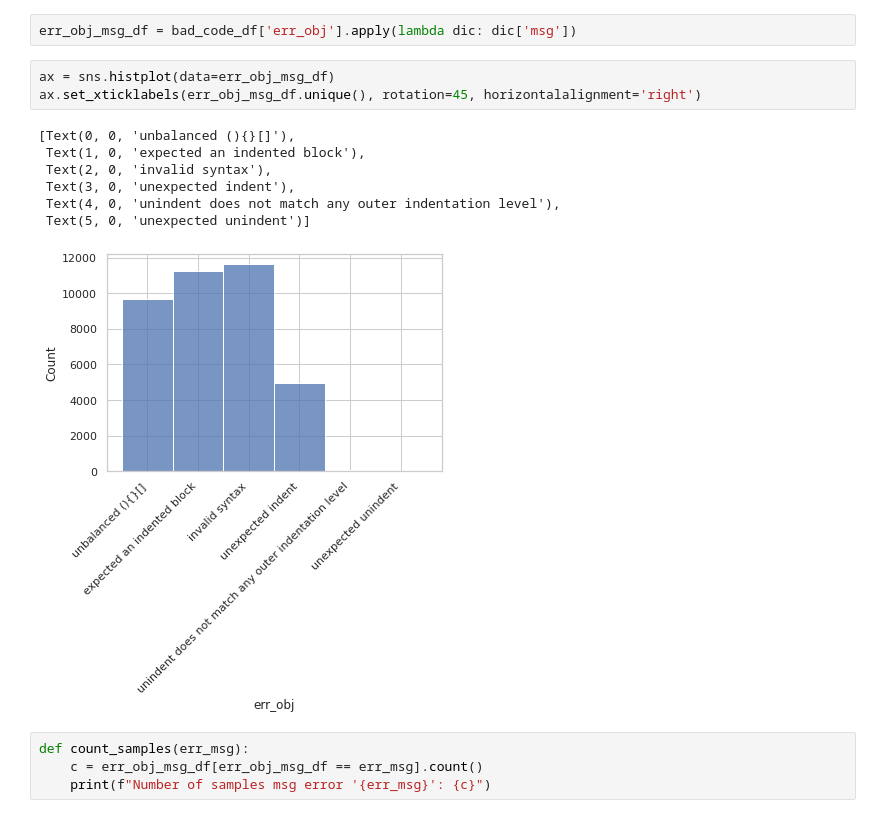
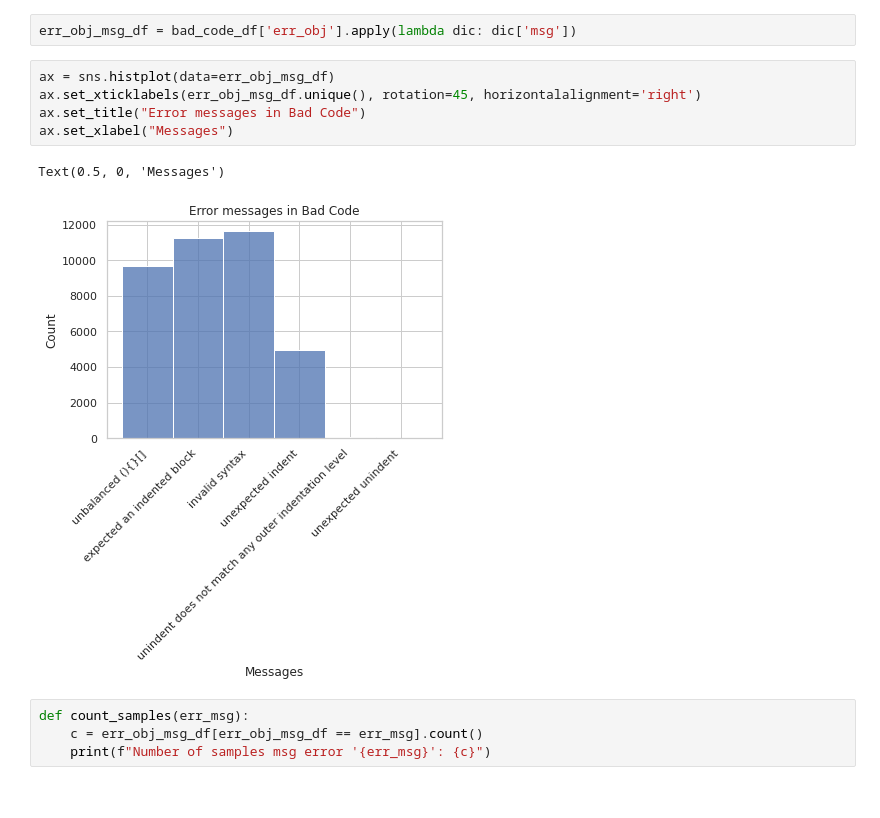
Before and after one commit to alejandro56664-2/final-project-intro-ds-2022-1, a Jupyter notebook: 3_eda/exploratory_data_analysis.ipynb, the cells around one changed output. Cells and saved outputs as stored; diff of their text form.

```diff
--- a/3_eda/exploratory_data_analysis.ipynb
+++ b/3_eda/exploratory_data_analysis.ipynb
@@ -386,14 +444,11 @@ err_obj_msg_df = bad_code_df['err_obj'].apply(lambda dic: dic['msg'])
 # %%
 ax = sns.histplot(data=err_obj_msg_df)
 ax.set_xticklabels(err_obj_msg_df.unique(), rotation=45, horizontalalignment='right')
+ax.set_title("Error messages in Bad Code")
+ax.set_xlabel("Messages")
 # %% [output]
-[Text(0, 0, 'unbalanced (){}[]'),
- Text(1, 0, 'expected an indented block'),
- Text(2, 0, 'invalid syntax'),
- Text(3, 0, 'unexpected indent'),
- Text(4, 0, 'unindent does not match any outer indentation level'),
- Text(5, 0, 'unexpected unindent')]
+Text(0.5, 0, 'Messages')
-[figure, old version]
+[figure, new version]
 # %%
 def count_samples(err_msg):
     c = err_obj_msg_df[err_obj_msg_df == err_msg].count()
```
Also changed, not shown: parts of 25 cells of this notebook, 4 other files.
